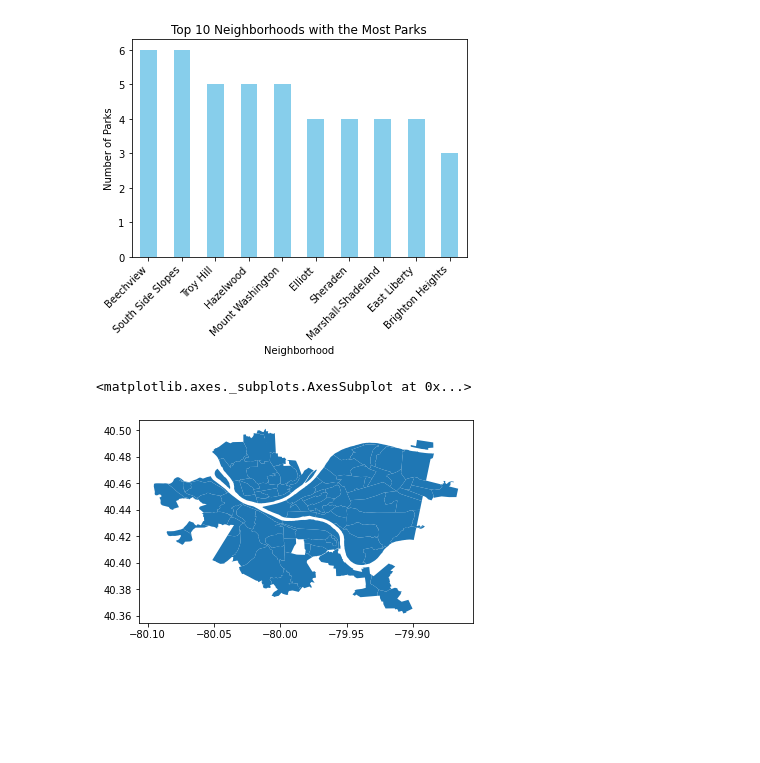
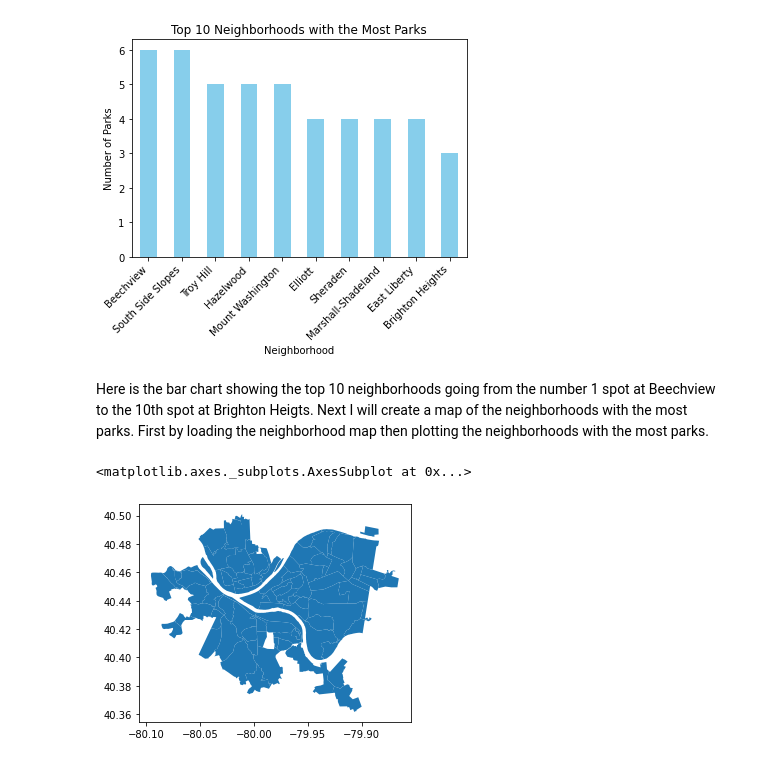
Before and after one commit to zhangsally/final-project, a Jupyter notebook: TJC144-notebook.ipynb, the cells around one changed output. Saved outputs shown, nothing was run; the diff lists cells and outputs as text; code cells hidden in the pictures; blank space fills up the shorter version.

Commit message:
final parks

```diff
--- a/TJC144-notebook.ipynb
+++ b/TJC144-notebook.ipynb
@@ -163,14 +131,13 @@ plt.xticks(rotation=45, ha='right')
 plt.show()
 # %% [output]
 [figure]
-# %%
-import geopandas as gpd
-
-# Load neighborhood GeoDataFrame from the same directory
-neighborhood_map = gpd.read_file("Neighborhoods_.shp")
-
-# Plot the neighborhood map
-neighborhood_map.plot()
-# %% [output]
-<matplotlib.axes._subplots.AxesSubplot at 0x...>
-[figure, removed]
+# %% [markdown]
+Here is the bar chart showing the top 10 neighborhoods going from the number 1 spot at Beechview to the 10th spot at Brighton Heigts. Next I will create a map of the neighborhoods with the most parks. First by loading the neighborhood map then plotting the neighborhoods with the most parks.
+# %%
+import geopandas
+
+neighborhoodMap = geopandas.read_file("NeighborhoodMap/Neighborhoods_.shp") # shapefile
+neighborhoodMap.plot() # plot
+# %% [output]
+<matplotlib.axes._subplots.AxesSubplot at 0x...>
+[figure, added]
```
Also changed, not shown: parts of 11 cells of this notebook.
